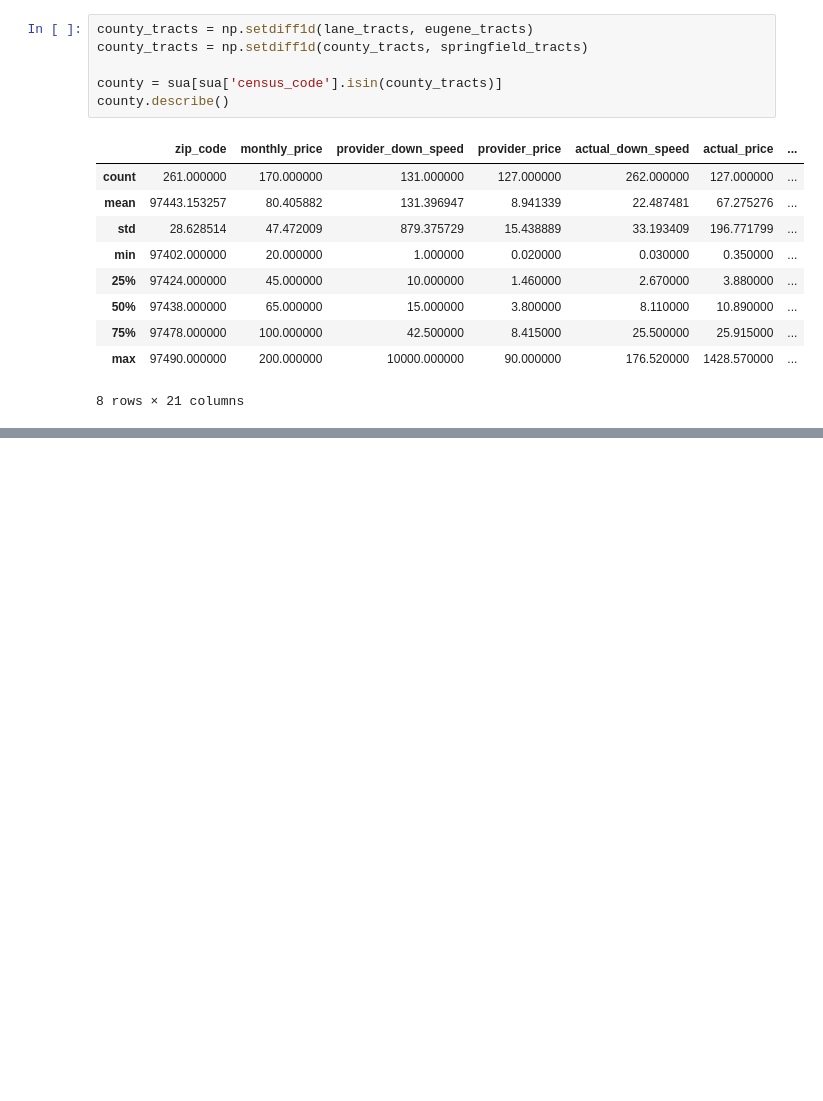
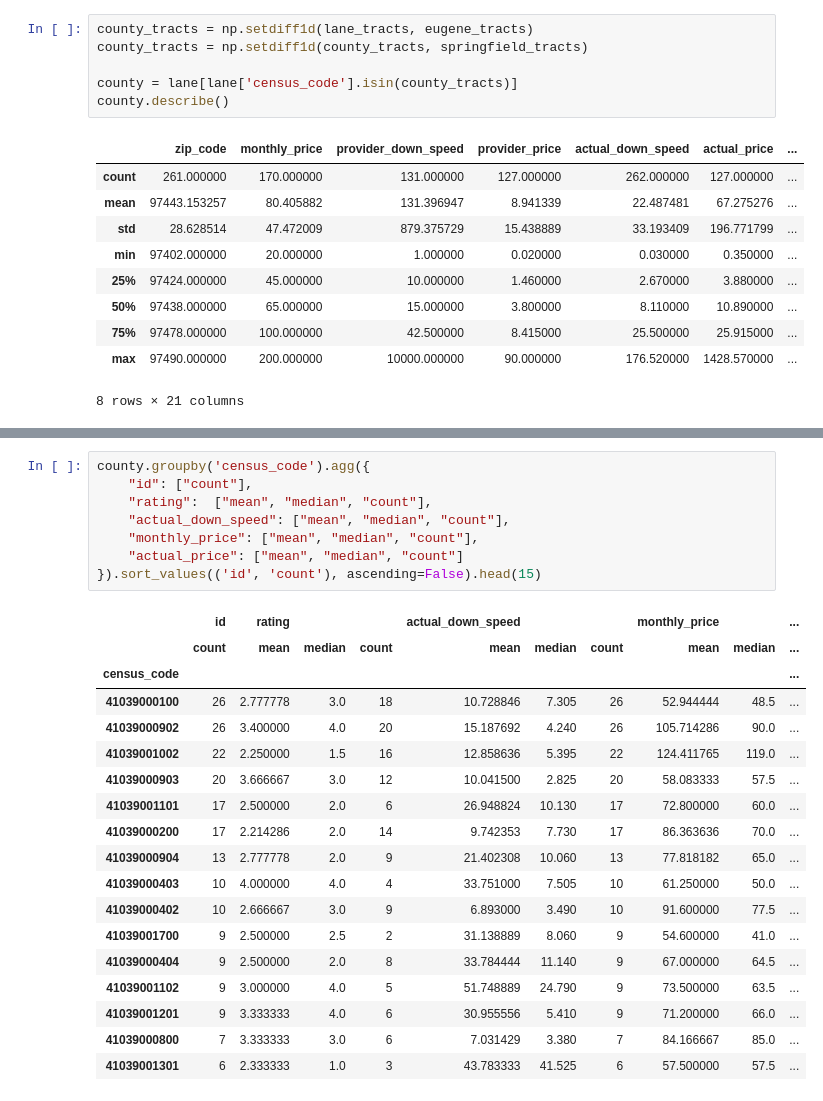
Before and after one commit to Hack4Eugene/SpeedUpAmerica, a Jupyter notebook: notebooks/Basic summary of Eugene Springfield and Lane County.ipynb, the cells around one changed output, grey strips where cells are left out. Drawn from its saved outputs; the diff is of its cells as text; blank space fills up the shorter version.

```diff
--- a/notebooks/Basic summary of Eugene Springfield and Lane County.ipynb
+++ b/notebooks/Basic summary of Eugene Springfield and Lane County.ipynb
@@ -170,7 +231,7 @@ springfield.groupby('provider').agg({
 county_tracts = np.setdiff1d(lane_tracts, eugene_tracts)
 county_tracts = np.setdiff1d(county_tracts, springfield_tracts)
 
-county = sua[sua['census_code'].isin(county_tracts)]
+county = lane[lane['census_code'].isin(county_tracts)]
 county.describe()
 # %% [output]
 |  | zip_code | monthly_price | provider_down_speed | provider_price | actual_down_speed | actual_price | ... |
@@ -209,3 +270,30 @@ county.groupby('provider').agg({
 | Sprint | 1 | NaN | NaN | 0 | 115.560000 | 115.560 | 1 | NaN | NaN | ... |
 | Sprint Personal Communications Sy... | 1 | NaN | NaN | 0 | 2.920000 | 2.920 | 1 | NaN | NaN | ... |
 | tfm associates | 1 | NaN | NaN | 0 | 71.400000 | 71.400 | 1 | NaN | NaN | ... |
+# %%
+county.groupby('census_code').agg({
+    "id": ["count"],
+    "rating":  ["mean", "median", "count"],
+    "actual_down_speed": ["mean", "median", "count"],
+    "monthly_price": ["mean", "median", "count"],
+    "actual_price": ["mean", "median", "count"]
+}).sort_values(('id', 'count'), ascending=False).head(15)
+# %% [output]
+|  | id | rating |  |  | actual_down_speed |  |  | monthly_price |  | ... |
+|  | count | mean | median | count | mean | median | count | mean | median | ... |
+| census_code |  |  |  |  |  |  |  |  |  | ... |
+| 41039000100 | 26 | 2.777778 | 3.0 | 18 | 10.728846 | 7.305 | 26 | 52.944444 | 48.5 | ... |
+| 41039000902 | 26 | 3.400000 | 4.0 | 20 | 15.187692 | 4.240 | 26 | 105.714286 | 90.0 | ... |
+| 41039001002 | 22 | 2.250000 | 1.5 | 16 | 12.858636 | 5.395 | 22 | 124.411765 | 119.0 | ... |
+| 41039000903 | 20 | 3.666667 | 3.0 | 12 | 10.041500 | 2.825 | 20 | 58.083333 | 57.5 | ... |
+| 41039001101 | 17 | 2.500000 | 2.0 | 6 | 26.948824 | 10.130 | 17 | 72.800000 | 60.0 | ... |
+| 41039000200 | 17 | 2.214286 | 2.0 | 14 | 9.742353 | 7.730 | 17 | 86.363636 | 70.0 | ... |
+| 41039000904 | 13 | 2.777778 | 2.0 | 9 | 21.402308 | 10.060 | 13 | 77.818182 | 65.0 | ... |
+| 41039000403 | 10 | 4.000000 | 4.0 | 4 | 33.751000 | 7.505 | 10 | 61.250000 | 50.0 | ... |
+| 41039000402 | 10 | 2.666667 | 3.0 | 9 | 6.893000 | 3.490 | 10 | 91.600000 | 77.5 | ... |
+| 41039001700 | 9 | 2.500000 | 2.5 | 2 | 31.138889 | 8.060 | 9 | 54.600000 | 41.0 | ... |
+| 41039000404 | 9 | 2.500000 | 2.0 | 8 | 33.784444 | 11.140 | 9 | 67.000000 | 64.5 | ... |
+| 41039001102 | 9 | 3.000000 | 4.0 | 5 | 51.748889 | 24.790 | 9 | 73.500000 | 63.5 | ... |
+| 41039001201 | 9 | 3.333333 | 4.0 | 6 | 30.955556 | 5.410 | 9 | 71.200000 | 66.0 | ... |
+| 41039000800 | 7 | 3.333333 | 3.0 | 6 | 7.031429 | 3.380 | 7 | 84.166667 | 85.0 | ... |
+| 41039001301 | 6 | 2.333333 | 1.0 | 3 | 43.783333 | 41.525 | 6 | 57.500000 | 57.5 | ... |
```
Also changed, not shown: parts of 8 cells of this notebook.
